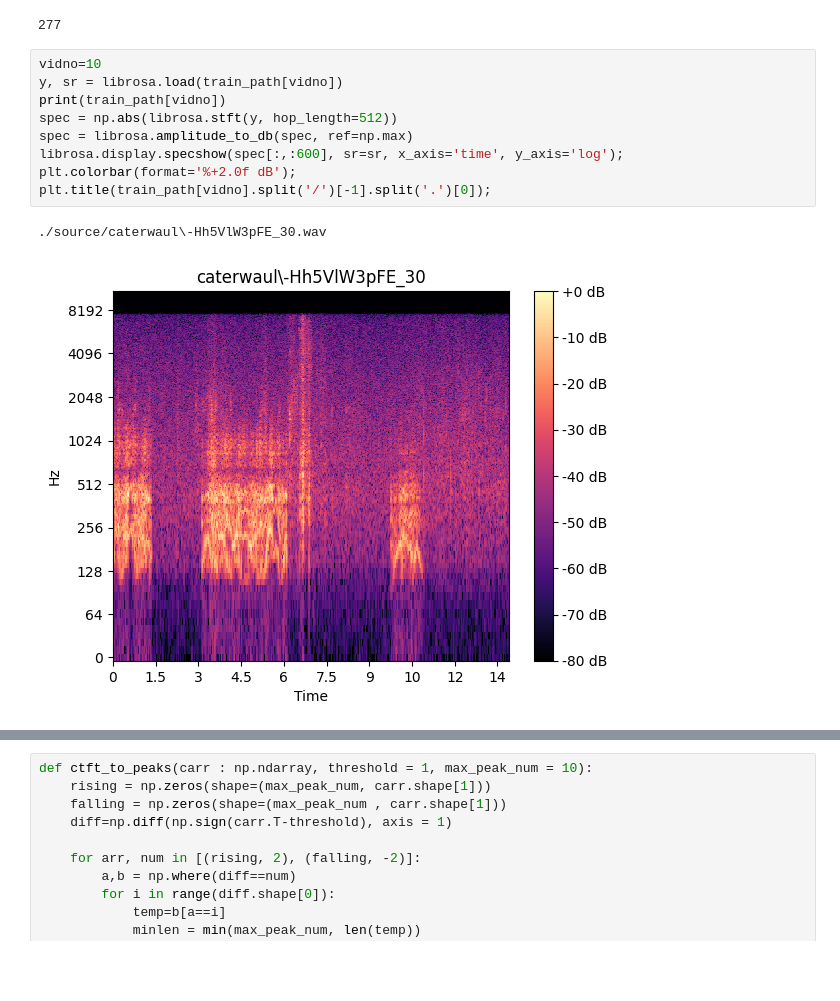
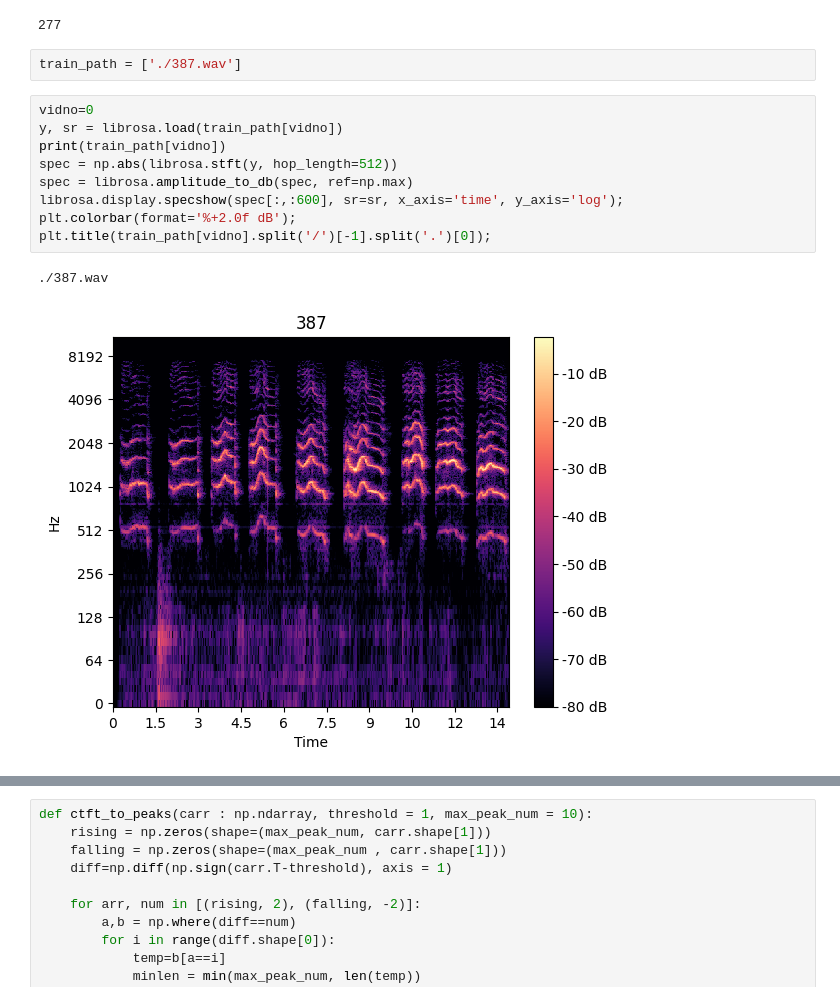
Before and after one commit to lukekim420/catclass, a Jupyter notebook: eda.ipynb, the cells around one changed output, grey strips where cells are left out. Drawn from its saved outputs; the diff is of its cells as text; blank space fills up the shorter version.

```diff
--- a/eda.ipynb
+++ b/eda.ipynb
@@ -69,18 +69,20 @@ for vidno in range(len(train_path)):
         print(vidno)
 # %% [output]
 277
+# %%
+train_path = ['./387.wav']
 # %%
-vidno=10
+vidno=0
 y, sr = librosa.load(train_path[vidno])
 print(train_path[vidno])
 spec = np.abs(librosa.stft(y, hop_length=512))
 spec = librosa.amplitude_to_db(spec, ref=np.max)
 librosa.display.specshow(spec[:,:600], sr=sr, x_axis='time', y_axis='log');
 plt.colorbar(format='%+2.0f dB');
 plt.title(train_path[vidno].split('/')[-1].split('.')[0]);
 # %% [output]
-./source/caterwaul\-Hh5VlW3pFE_30.wav
+./387.wav
-[figure, old version]
+[figure, new version]
 # %%
 
 S_full, phase = librosa.magphase(librosa.stft(y))
```
Also changed, not shown: parts of 3 cells of this notebook, 1 other file.
